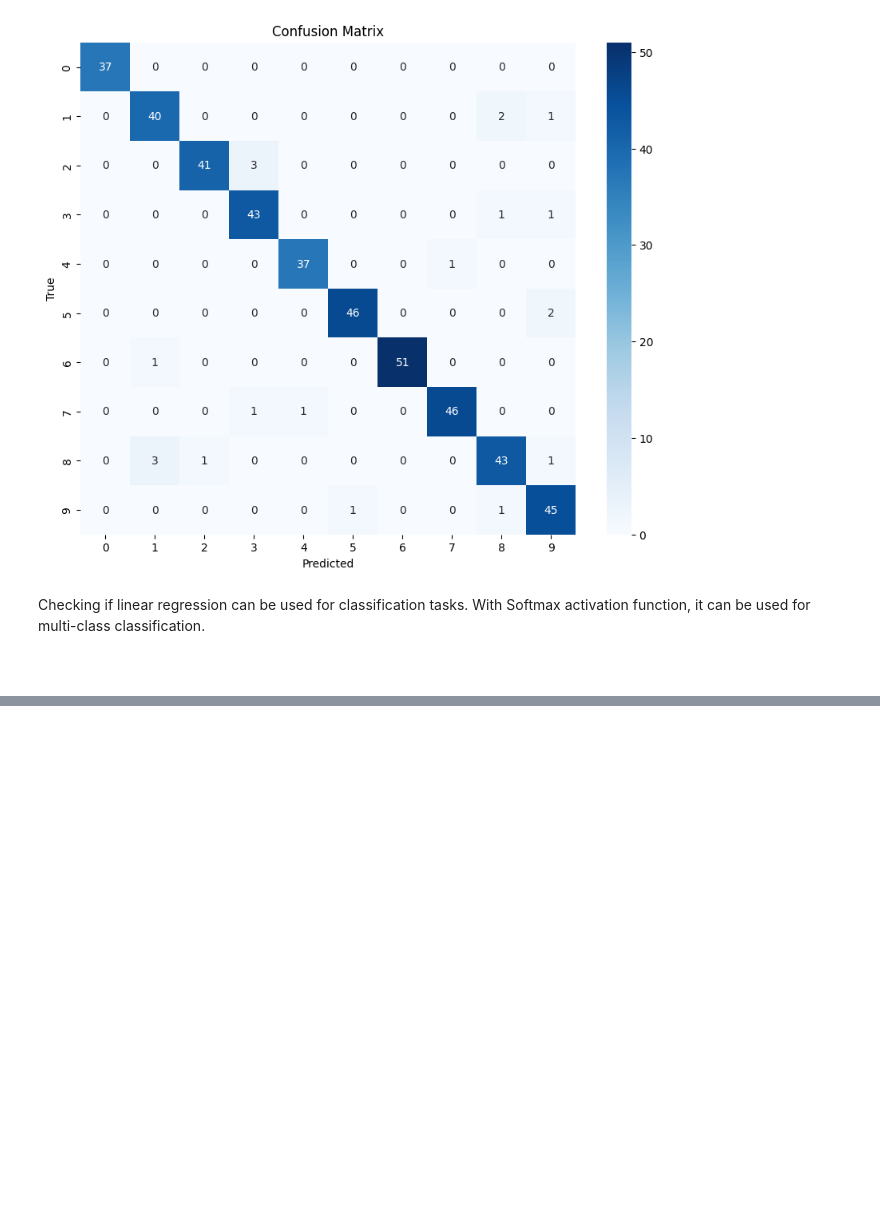
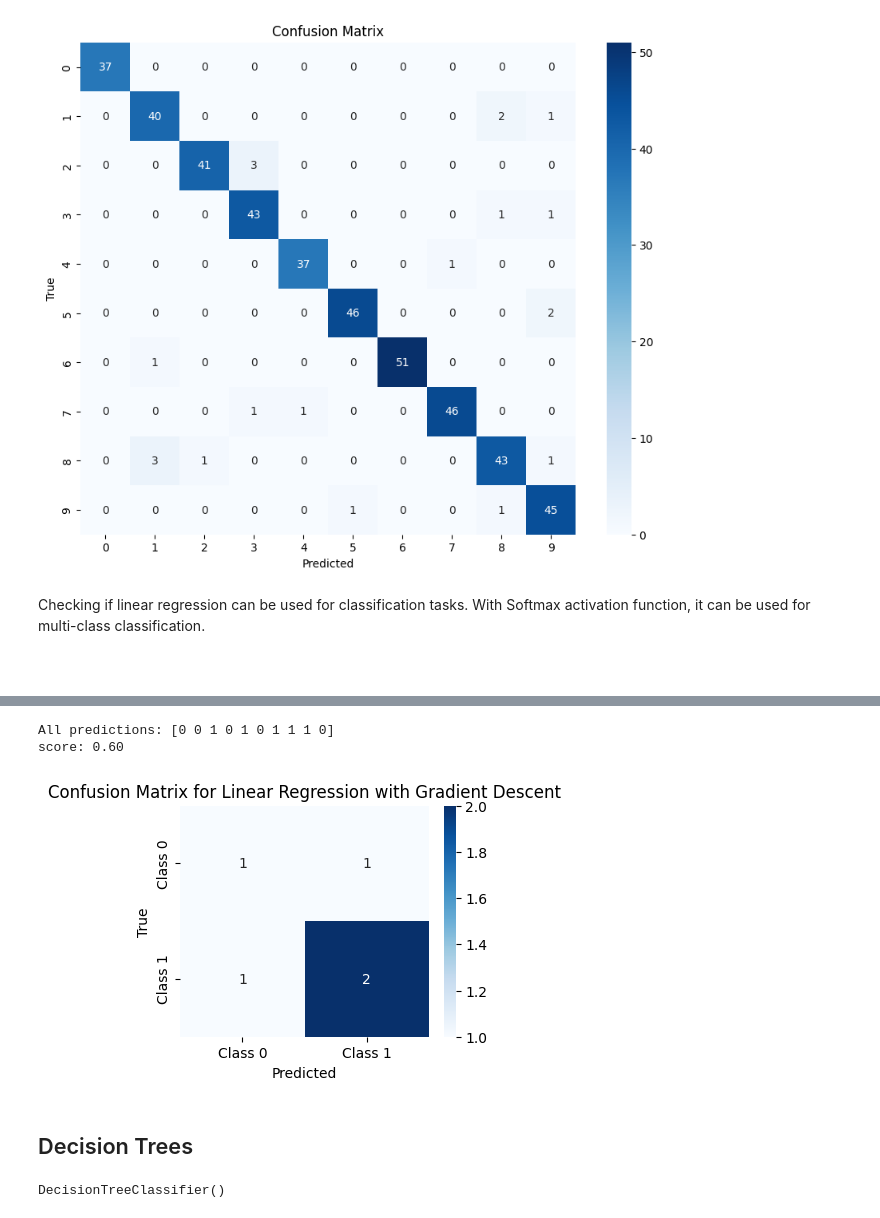
Before and after one commit to abdullaharifx/PL-Work, a Jupyter notebook: Classification-02.ipynb, the cells around one changed output, grey strips where cells are left out. Cells and saved outputs as stored; diff of their text form; code cells hidden in the pictures; blank space fills up the shorter version.

```diff
--- a/Classification-02.ipynb
+++ b/Classification-02.ipynb
@@ -215,3 +192,0 @@ accuracy
-# %%
-def sigmoid(x):
-    return 1 / (1 + np.exp(-x))
@@ -222,0 +226,69 @@ Accuracy of Linear Regression with Sigmoid: 0.10
+# %%
+from sklearn.linear_model import LinearRegression
+# linear regression from scratch using gradient descent
+# X = np.array([[1.9],
+#             [1.3],
+#             [3.5],
+#             [1.2],
+#             [9.5],
+#             [2.5],
+#             [2.2],
+#             [3.2],
+#             [3.5],
+#             [1.2]])  # Each value is a sample with 1 feature
+# y = np.array([0, 0, 1, 0, 1, 0, 1, 0, 1, 1])  # Example binary target variable
+class LinearRegressionGD:
+    def __init__(self, learning_rate=0.01, n_iterations=1000):
+        self.learning_rate = learning_rate
+        self.n_iterations = n_iterations
+        self.weights = None
+        self.bias = None
+
+    def fit(self, X, y):
+        n_samples, n_features = X.shape
+        self.weights = np.zeros(n_features)
+        self.bias = 0
+        y_predicted = np.dot(X, self.weights) + self.bias
+
+        error = [y_predicted - y,]
+        for _ in range(1, self.n_iterations):
+            y_predicted = np.dot(X, self.weights) + self.bias
+            dw = (1 / n_samples) * np.sum(np.dot(X.T, (y_predicted - y)))
+            db = (1 / n_samples) * np.sum(y_predicted - y)
+
+            # Update weights and bias
+            self.weights -= self.learning_rate * dw
+            self.bias -= self.learning_rate * db
+    def sigmoid(self, x):
+        return 1 / (1 + np.exp(-x))
+    def predict(self, X):
+        y = np.dot(X, self.weights) + self.bias
+        y_pred = self.sigmoid(y)  # Apply sigmoid to get probabilities
+
+        return y_pred >= 0.60
+# Example usage
+my_lr_model = LinearRegressionGD(learning_rate=0.01, n_iterations=30)
+my_lr_model.fit(X[:5], y[:5])
+y_pred = my_lr_model.predict(X[5:])
+
+y_all_pred = my_lr_model.predict(X[:])
+ones = np.ones_like(y_all_pred)
+# convert boolean predictions to 0 and 1
+y_all_pred = np.where(y_all_pred, ones, 1 - ones)
+print(f"All predictions: {y_all_pred}")
+print(f"score: {accuracy_score(y[5:], y_pred):.2f}")
+# confusion matrix
+cm = confusion_matrix(y[5:], y_pred)
+plt.figure(figsize=(4, 3))
+sns.heatmap(cm, annot=True, fmt='d', cmap='Blues', xticklabels=['Class 0', 'Class 1'], yticklabels=['Class 0', 'Class 1'])
+plt.xlabel('Predicted')
+plt.ylabel('True')
+plt.title('Confusion Matrix for Linear Regression with Gradient Descent')
+plt.show()
+# Visualizing the predictions
+# %% [output]
+All predictions: [0 0 1 0 1 0 1 1 1 0]
+score: 0.60
+[figure, added]
+# %% [markdown]
+## Decision Trees
@@ -222,0 +321,6 @@ Accuracy of Linear Regression with Sigmoid: 0.10
+# %%
+# train test split
+X_train, X_test, y_train, y_test = train_test_split(df[['color', 'person']], df['label'], test_size=0.2, random_state=42)
+clf.fit(X_train, y_train)
+# %% [output]
+DecisionTreeClassifier()
```
Also changed, not shown: parts of 12 cells of this notebook.
